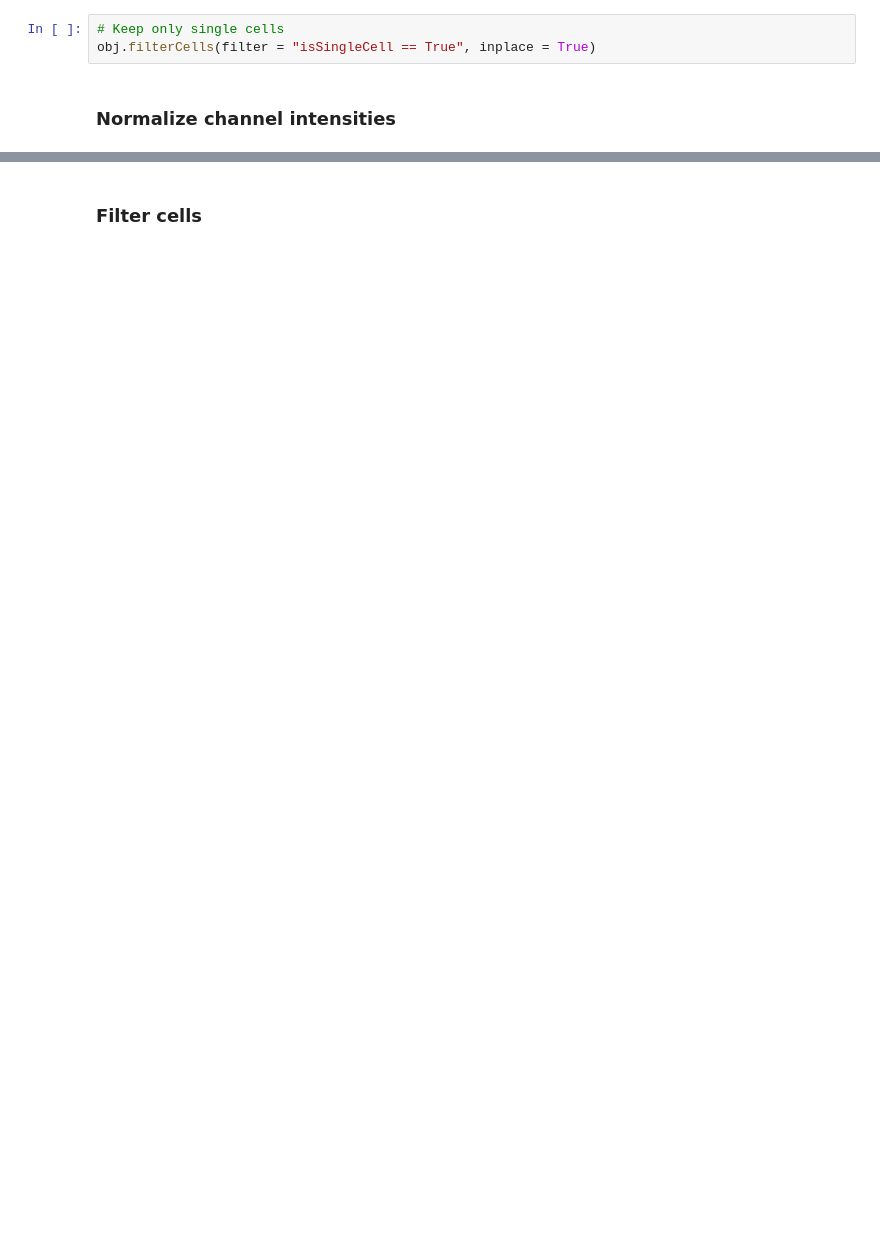
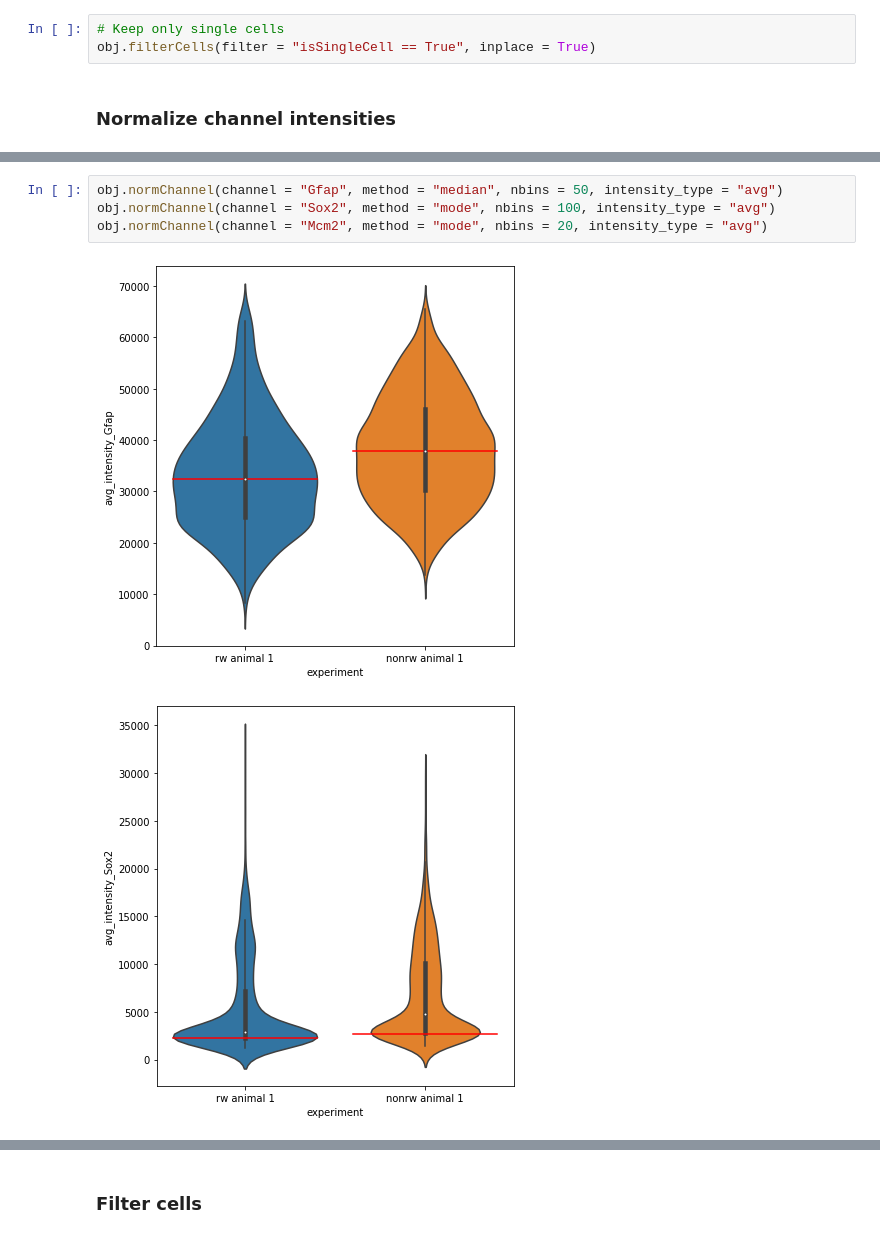
Before and after one commit to f-hamidlab/nuclearpy, a Jupyter notebook: docs/analyzor_master.ipynb, the cells around one changed output, grey strips where cells are left out. Saved outputs shown, nothing was run; the diff lists cells and outputs as text; blank space fills up the shorter version.

```diff
--- a/docs/analyzor_master.ipynb
+++ b/docs/analyzor_master.ipynb
@@ -43,0 +66,7 @@ obj.normChannel(channel = "ngn", method = "mode", nbins = 100, intensity_type =
+# %%
+obj.normChannel(channel = "Gfap", method = "median", nbins = 50, intensity_type = "avg")
+obj.normChannel(channel = "Sox2", method = "mode", nbins = 100, intensity_type = "avg")
+obj.normChannel(channel = "Mcm2", method = "mode", nbins = 20, intensity_type = "avg")
+# %% [output]
+[figure, added]
+[figure, added]
```
Also changed, not shown: parts of 37 cells of this notebook, 3 other files.
